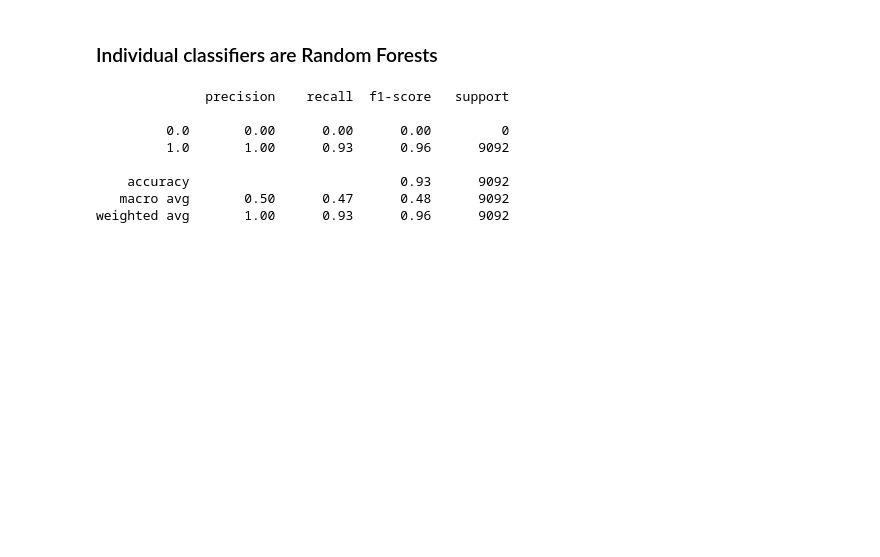
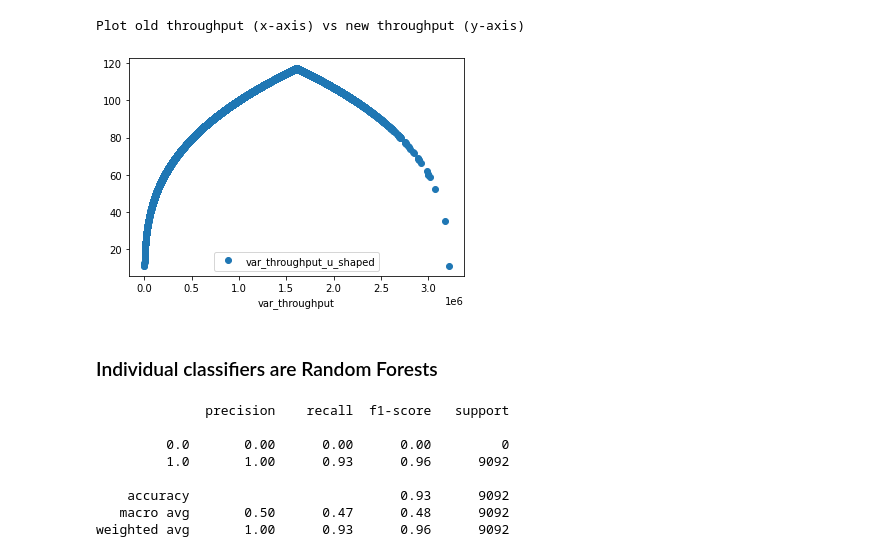
Before and after one commit to quarbby/diplomacy-betrayal, a Jupyter notebook: pipeline-numeric-randomforests.ipynb, the cells around one changed output. Saved outputs shown, nothing was run; the diff lists cells and outputs as text; code cells hidden in the pictures; blank space fills up the shorter version.

```diff
--- a/pipeline-numeric-randomforests.ipynb
+++ b/pipeline-numeric-randomforests.ipynb
@@ -37,3 +54,31 @@ df_worktime['avg_worktime'] = df_worktime['avg_worktime'] / df_worktime['avg_wor
+# %%
+df = df.dropna()
+
+# Throughput (weighted by inverted V-shape variance)
+df_throughput = df[['Throughput.1', 'Throughput.2', 'Throughput.3', 'Throughput.4', 'Throughput.5']].copy()
+df_throughput['var_throughput'] = df_throughput.var(axis=1)
+max_val = df_throughput['var_throughput'].max()
+min_val = df_throughput['var_throughput'].min()
+tp_mid = ((max_val - min_val) // 2) + min_val
+tp_to_list = df_throughput['var_throughput'].tolist()
+
+amount_of_curve = 3
+
+u_shaped_variance = []
+for each in tp_to_list:
+    if each > tp_mid:
+        u_shaped_variance.append((2*tp_mid - each)**(1/amount_of_curve))
+    else:
+        u_shaped_variance.append(each**(1/amount_of_curve))
+
+df_throughput['var_throughput_u_shaped'] = u_shaped_variance
+print("Plot old throughput (x-axis) vs new throughput (y-axis)")
+df_throughput.plot(x='var_throughput', y='var_throughput_u_shaped', style='o')
+df_throughput['var_throughput_u_shaped'] = df_throughput['var_throughput_u_shaped'] / df_throughput['var_throughput_u_shaped'].max()
+df_throughput = df_throughput.assign(var_throughput=df_throughput['var_throughput_u_shaped'])
+# %% [output]
+Plot old throughput (x-axis) vs new throughput (y-axis)
+[figure, added]
 # %%
 df = df.drop(columns=['Input.msg_id', 'HITId', 'Input.sentence_id', 'Input.convo_id', 'Input.train_test_val',
                      'Input.similar_text_id', 'Input.msg_id', 'Input.timestamp', 'Input.full_text',
```
Also changed, not shown: parts of 20 cells of this notebook, 4 other files.
